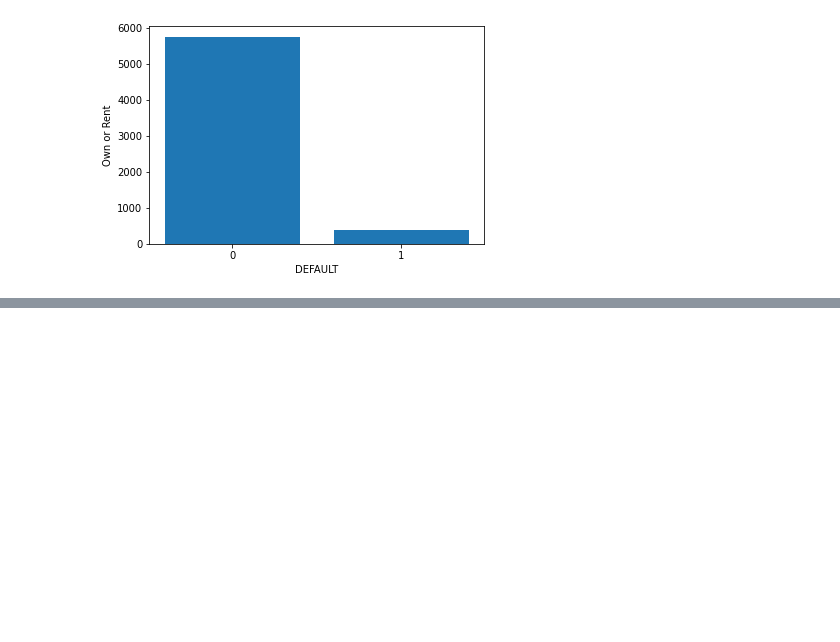
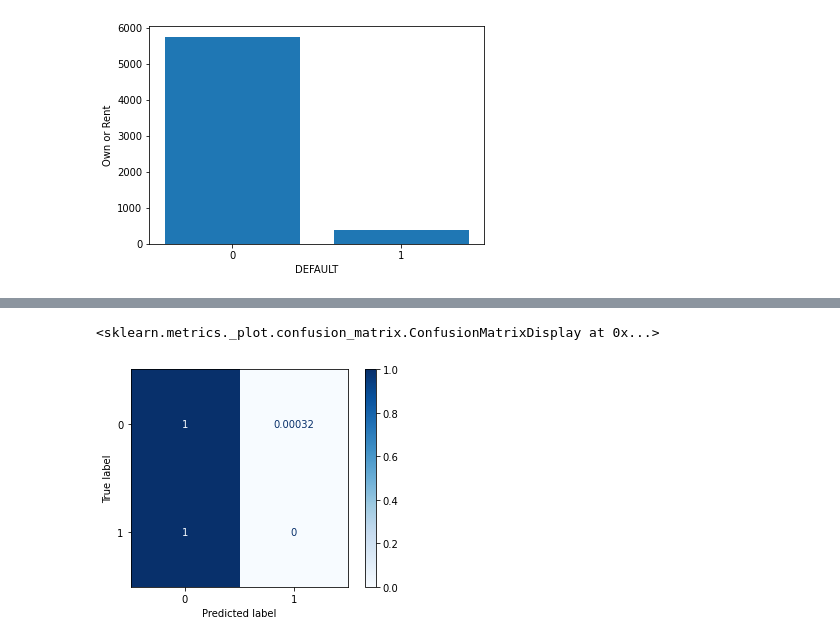
Before and after one commit to XcLyBr/Defaulting-Card-Payment, a Jupyter notebook: DefaultingCreditCards.ipynb, the cells around one changed output, grey strips where cells are left out. Cells and saved outputs as stored; diff of their text form; code cells hidden in the pictures; blank space fills up the shorter version.

```diff
--- a/DefaultingCreditCards.ipynb
+++ b/DefaultingCreditCards.ipynb
@@ -378,0 +415,5 @@ At this point, I'm still having a though decision whether to drop 'AGE' or not.
+# %%
+X = df.drop(columns = 'DEFAULT')
+y = df['DEFAULT']
+
+X_train, X_test, y_train, y_test = train_test_split(X,y, random_state=42)
@@ -378,0 +422,2 @@ At this point, I'm still having a though decision whether to drop 'AGE' or not.
+# %%
+scaler = StandardScaler()
@@ -378,0 +549,5 @@ At this point, I'm still having a though decision whether to drop 'AGE' or not.
+# %%
+ConfusionMatrixDisplay.from_estimator(logreg_pipe, X_test, y_test, normalize = 'true', cmap = "Blues")
+# %% [output]
+<sklearn.metrics._plot.confusion_matrix.ConfusionMatrixDisplay at 0x...>
+[figure, added]
```
Also changed, not shown: parts of 66 cells of this notebook.
